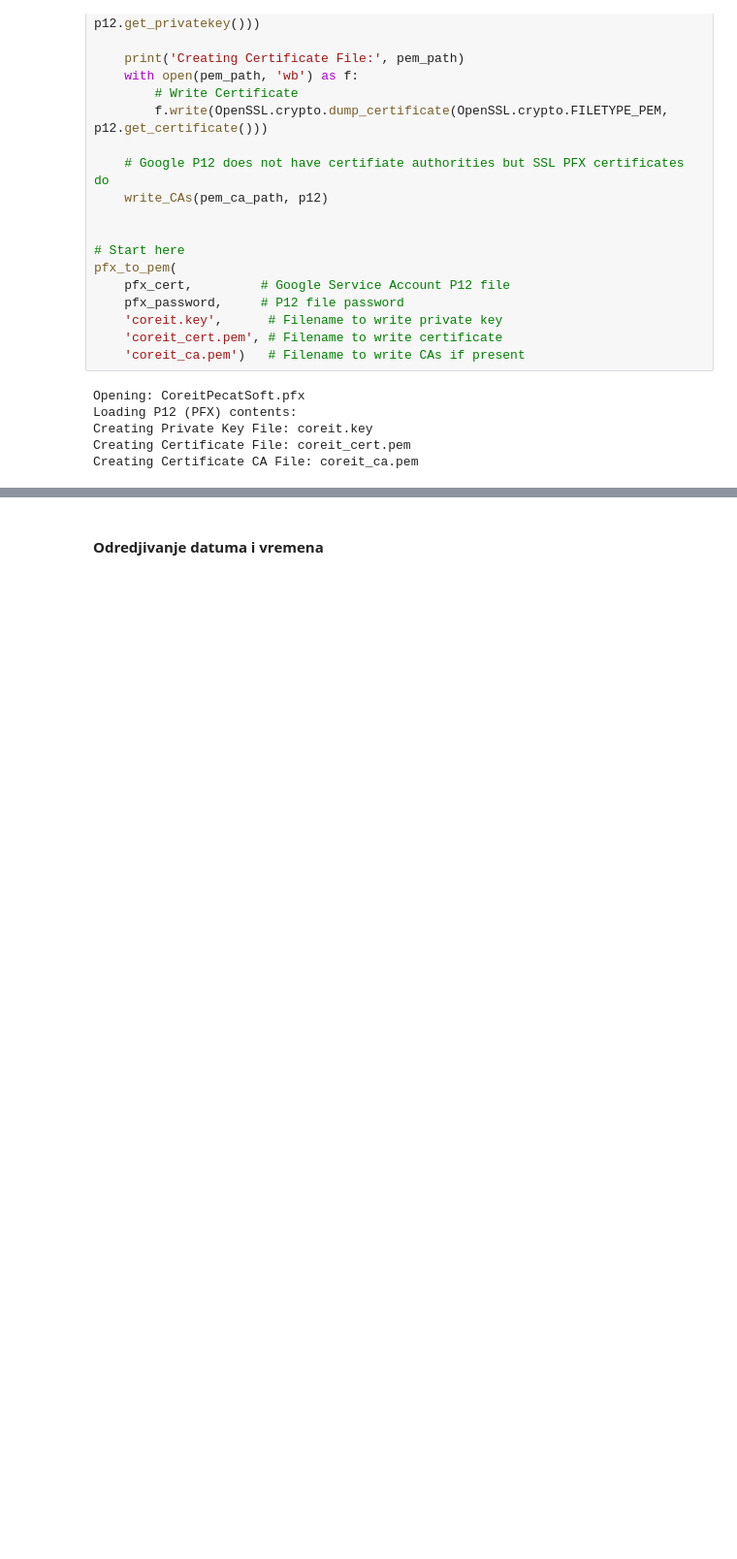
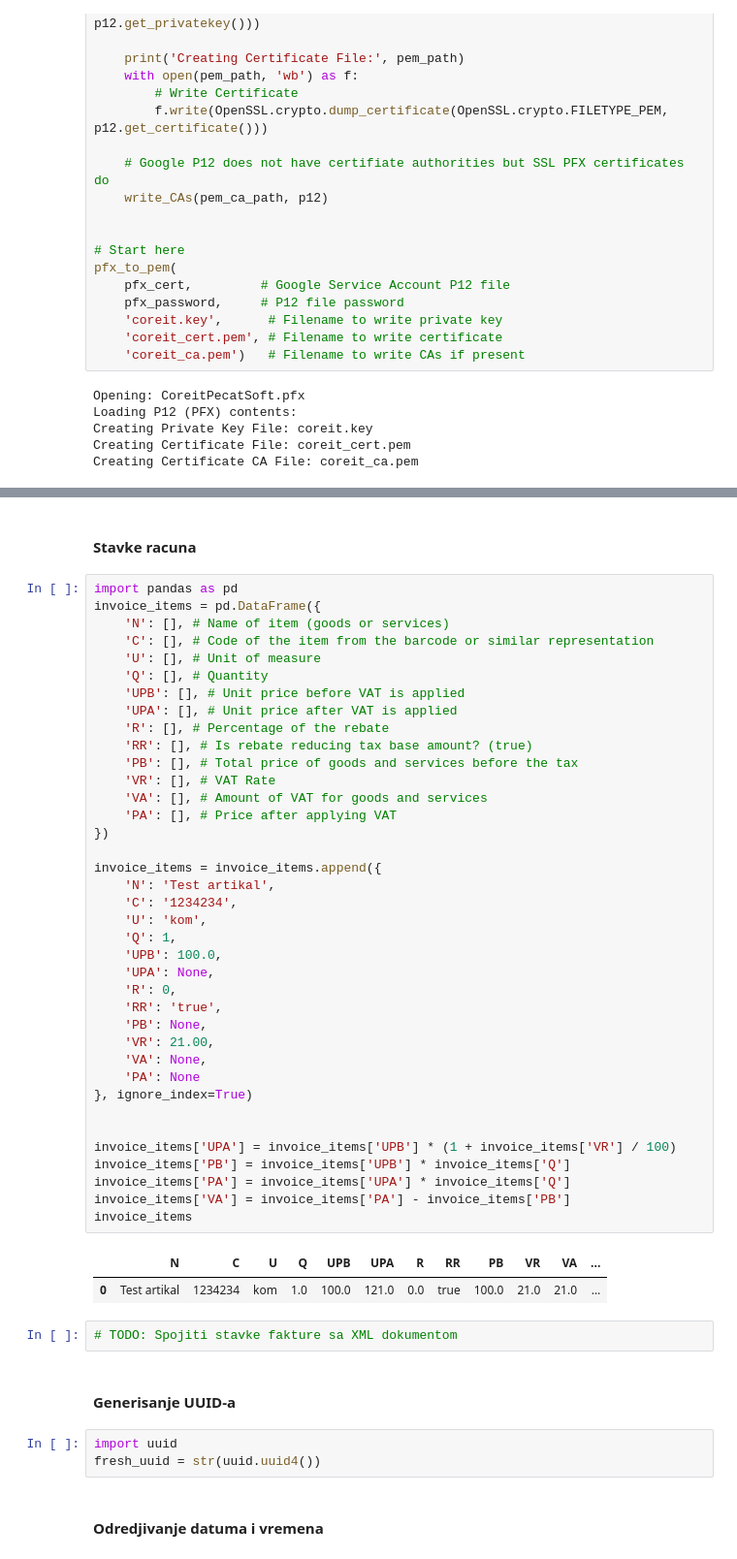
Before and after one commit to djordjen/ElektronskaFiskalizacijaPython, a Jupyter notebook: Fiskalizacija.ipynb, the cells around one changed output, grey strips where cells are left out. Shown: that part at 97% size. Drawn from its saved outputs; the diff is of its cells as text; blank space fills up the shorter version.

```diff
--- a/Fiskalizacija.ipynb
+++ b/Fiskalizacija.ipynb
@@ -95,3 +109,53 @@ Creating Certificate CA File: coreit_ca.pem
+# %% [markdown]
+#### Stavke racuna
+# %%
+import pandas as pd
+invoice_items = pd.DataFrame({
+    'N': [], # Name of item (goods or services)
+    'C': [], # Code of the item from the barcode or similar representation
+    'U': [], # Unit of measure
+    'Q': [], # Quantity
+    'UPB': [], # Unit price before VAT is applied
+    'UPA': [], # Unit price after VAT is applied
+    'R': [], # Percentage of the rebate
+    'RR': [], # Is rebate reducing tax base amount? (true)
+    'PB': [], # Total price of goods and services before the tax
+    'VR': [], # VAT Rate
+    'VA': [], # Amount of VAT for goods and services
+    'PA': [], # Price after applying VAT
+})
+
+invoice_items = invoice_items.append({
+    'N': 'Test artikal',
+    'C': '1234234',
+    'U': 'kom',
+    'Q': 1,
+    'UPB': 100.0,
+    'UPA': None,
+    'R': 0,
+    'RR': 'true',
+    'PB': None,
+    'VR': 21.00,
+    'VA': None,
+    'PA': None
+}, ignore_index=True)
+
+
+invoice_items['UPA'] = invoice_items['UPB'] * (1 + invoice_items['VR'] / 100)
+invoice_items['PB'] = invoice_items['UPB'] * invoice_items['Q']
+invoice_items['PA'] = invoice_items['UPA'] * invoice_items['Q']
+invoice_items['VA'] = invoice_items['PA'] - invoice_items['PB']
+invoice_items
+# %% [output]
+|  | N | C | U | Q | UPB | UPA | R | RR | PB | VR | VA | ... |
+| 0 | Test artikal | 1234234 | kom | 1.0 | 100.0 | 121.0 | 0.0 | true | 100.0 | 21.0 | 21.0 | ... |
+# %%
+# TODO: Spojiti stavke fakture sa XML dokumentom
+# %% [markdown]
+#### Generisanje UUID-a
+# %%
+import uuid
+fresh_uuid = str(uuid.uuid4())
 # %% [markdown]
 #### Odredjivanje datuma i vremena
 # %%
```
Also changed, not shown: parts of 13 cells of this notebook, 1 other file.
